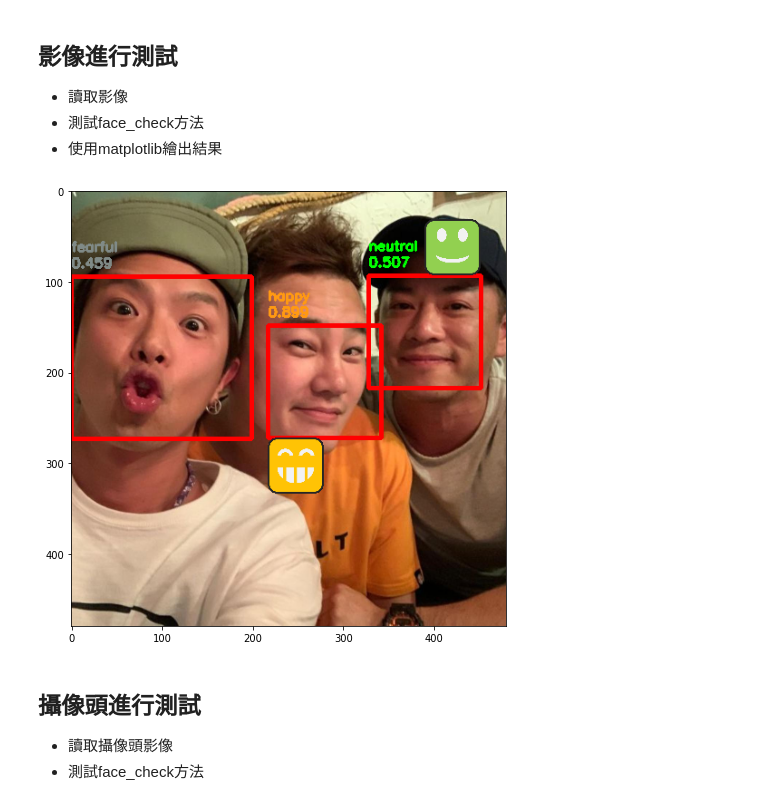
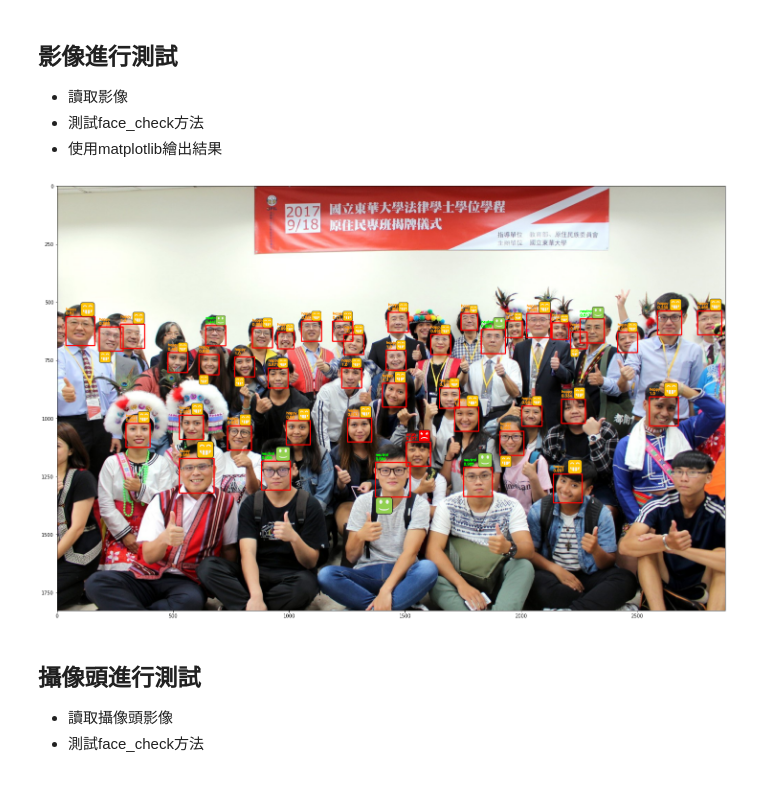
Before and after one commit to j82887/Face-Detection, a Jupyter notebook: 16_Facial Expression Recognition/Fer - Version 2.ipynb, the cells around one changed output. Saved outputs shown, nothing was run; the diff lists cells and outputs as text; code cells hidden in the pictures.

```diff
--- a/16_Facial Expression Recognition/Fer - Version 2.ipynb
+++ b/16_Facial Expression Recognition/Fer - Version 2.ipynb
@@ -278,18 +278,20 @@ def face_post(frame, top_left, top_right, bottom_right, bottom_left, width, pred
 # %%
 import cv2
 import numpy as np
 import matplotlib.pyplot as plt
 
-img = cv2.imread("Image_test/Face_test5.jpg")
-img = cv2.resize(img, None, fx=0.4, fy=0.4)
+img = cv2.imread("Image_test/Face_test6.jpg")
+img = cv2.resize(img, None, fx=1.5, fy=1.5)
 data, frame = face_check(img, model)
 
+cv2.imwrite("Face_test_fer.jpg",frame)
+
 frame = cv2.cvtColor(img, cv2.COLOR_BGR2RGB)
-plt.figure(figsize=(10,8))
+plt.figure(figsize=(25,20))
 plt.imshow(frame)
 plt.show()
 # %% [output]
-[figure, old version]
+[figure, new version]
 # %% [markdown]
 ## 攝像頭進行測試
 * 讀取攝像頭影像
```
Also changed, not shown: parts of 1 cell of this notebook.
